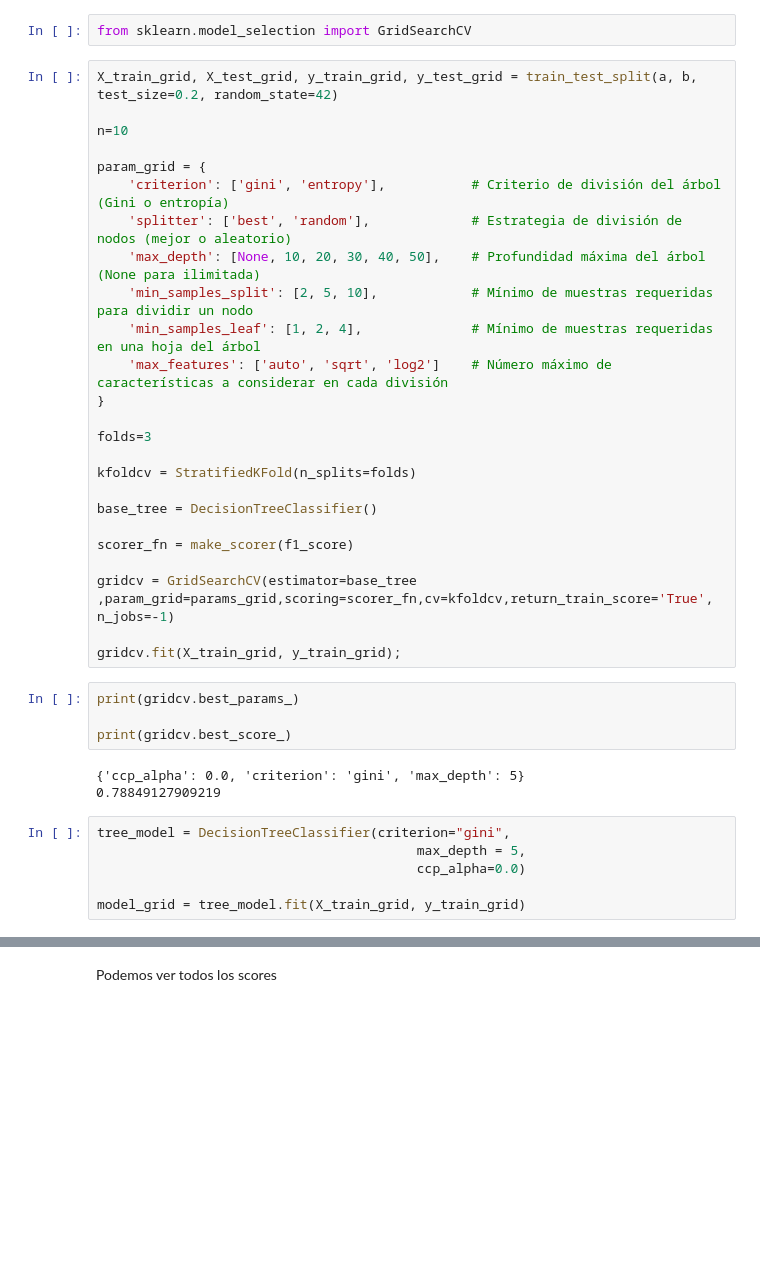
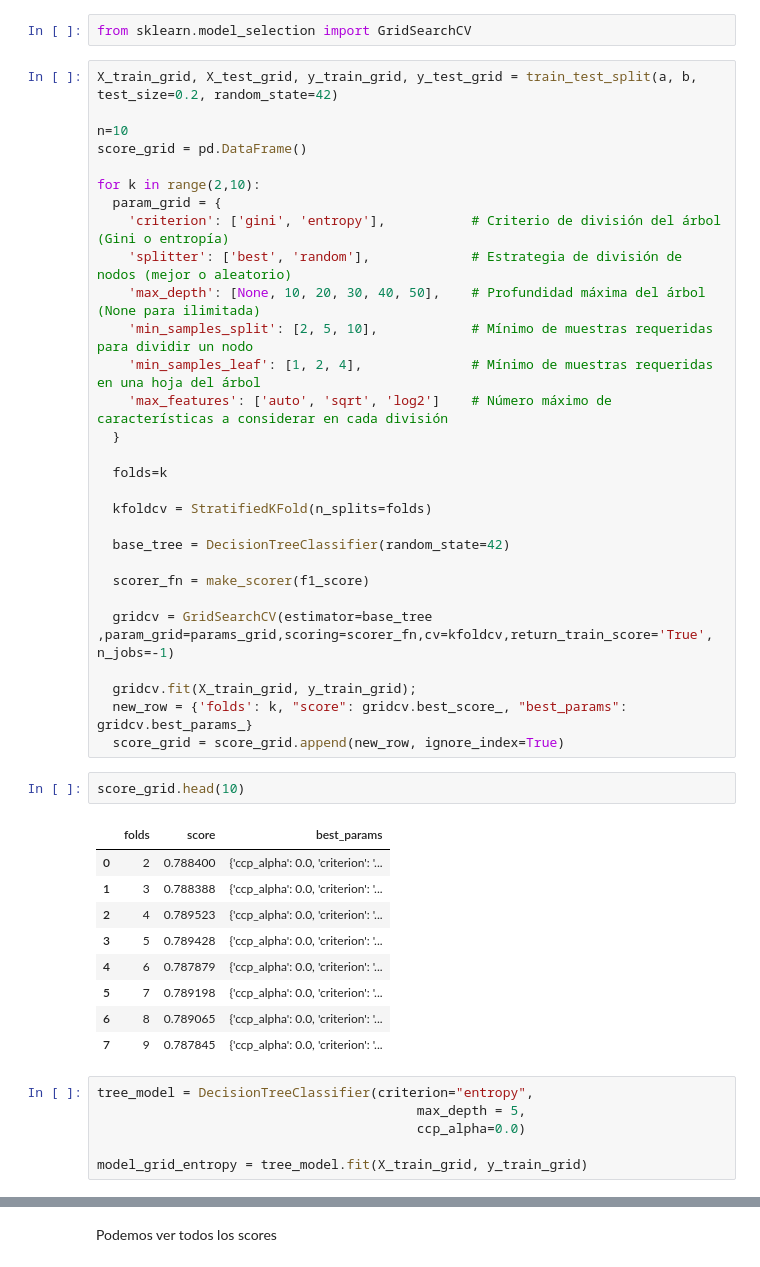
Before and after one commit to franmazzaro/7506R-2C2023-GRUPO39, a Jupyter notebook: 7506R_TP1_GRUPO39_CHP2_ENTREGA.ipynb, the cells around one changed output, grey strips where cells are left out. Saved outputs shown, nothing was run; the diff lists cells and outputs as text; blank space fills up the shorter version.

```diff
--- a/7506R_TP1_GRUPO39_CHP2_ENTREGA.ipynb
+++ b/7506R_TP1_GRUPO39_CHP2_ENTREGA.ipynb
@@ -417,38 +417,47 @@ from sklearn.model_selection import GridSearchCV
 X_train_grid, X_test_grid, y_train_grid, y_test_grid = train_test_split(a, b, test_size=0.2, random_state=42)
 
 n=10
+score_grid = pd.DataFrame()
 
-param_grid = {
+for k in range(2,10):
+  param_grid = {
     'criterion': ['gini', 'entropy'],           # Criterio de división del árbol (Gini o entropía)
     'splitter': ['best', 'random'],             # Estrategia de división de nodos (mejor o aleatorio)
     'max_depth': [None, 10, 20, 30, 40, 50],    # Profundidad máxima del árbol (None para ilimitada)
     'min_samples_split': [2, 5, 10],            # Mínimo de muestras requeridas para dividir un nodo
     'min_samples_leaf': [1, 2, 4],              # Mínimo de muestras requeridas en una hoja del árbol
     'max_features': ['auto', 'sqrt', 'log2']    # Número máximo de características a considerar en cada división
-}
+  }
 
-folds=3
+  folds=k
 
-kfoldcv = StratifiedKFold(n_splits=folds)
+  kfoldcv = StratifiedKFold(n_splits=folds)
 
-base_tree = DecisionTreeClassifier()
+  base_tree = DecisionTreeClassifier(random_state=42)
 
-scorer_fn = make_scorer(f1_score)
+  scorer_fn = make_scorer(f1_score)
 
-gridcv = GridSearchCV(estimator=base_tree ,param_grid=params_grid,scoring=scorer_fn,cv=kfoldcv,return_train_score='True', n_jobs=-1)
+  gridcv = GridSearchCV(estimator=base_tree ,param_grid=params_grid,scoring=scorer_fn,cv=kfoldcv,return_train_score='True', n_jobs=-1)
 
-gridcv.fit(X_train_grid, y_train_grid);
+  gridcv.fit(X_train_grid, y_train_grid);
+  new_row = {'folds': k, "score": gridcv.best_score_, "best_params": gridcv.best_params_}
+  score_grid = score_grid.append(new_row, ignore_index=True)
-# %%
-print(gridcv.best_params_)
-
-print(gridcv.best_score_)
-# %% [output]
-{'ccp_alpha': 0.0, 'criterion': 'gini', 'max_depth': 5}
-0.78849127909219
+# %%
+score_grid.head(10)
+# %% [output]
+|  | folds | score | best_params |
+| 0 | 2 | 0.788400 | {'ccp_alpha': 0.0, 'criterion': '... |
+| 1 | 3 | 0.788388 | {'ccp_alpha': 0.0, 'criterion': '... |
+| 2 | 4 | 0.789523 | {'ccp_alpha': 0.0, 'criterion': '... |
+| 3 | 5 | 0.789428 | {'ccp_alpha': 0.0, 'criterion': '... |
+| 4 | 6 | 0.787879 | {'ccp_alpha': 0.0, 'criterion': '... |
+| 5 | 7 | 0.789198 | {'ccp_alpha': 0.0, 'criterion': '... |
+| 6 | 8 | 0.789065 | {'ccp_alpha': 0.0, 'criterion': '... |
+| 7 | 9 | 0.787845 | {'ccp_alpha': 0.0, 'criterion': '... |
 # %%
-tree_model = DecisionTreeClassifier(criterion="gini",
+tree_model = DecisionTreeClassifier(criterion="entropy",
                                          max_depth = 5,
                                          ccp_alpha=0.0)
 
-model_grid = tree_model.fit(X_train_grid, y_train_grid)
+model_grid_entropy = tree_model.fit(X_train_grid, y_train_grid)
 # %%
```
Also changed, not shown: parts of 23 cells of this notebook, 1 other file.
